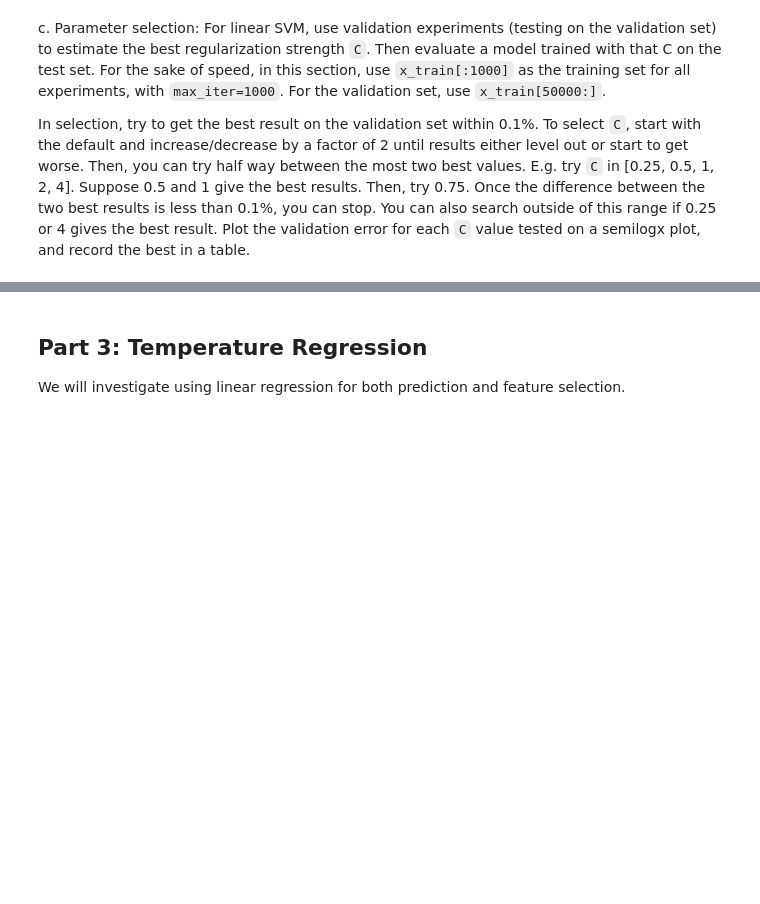
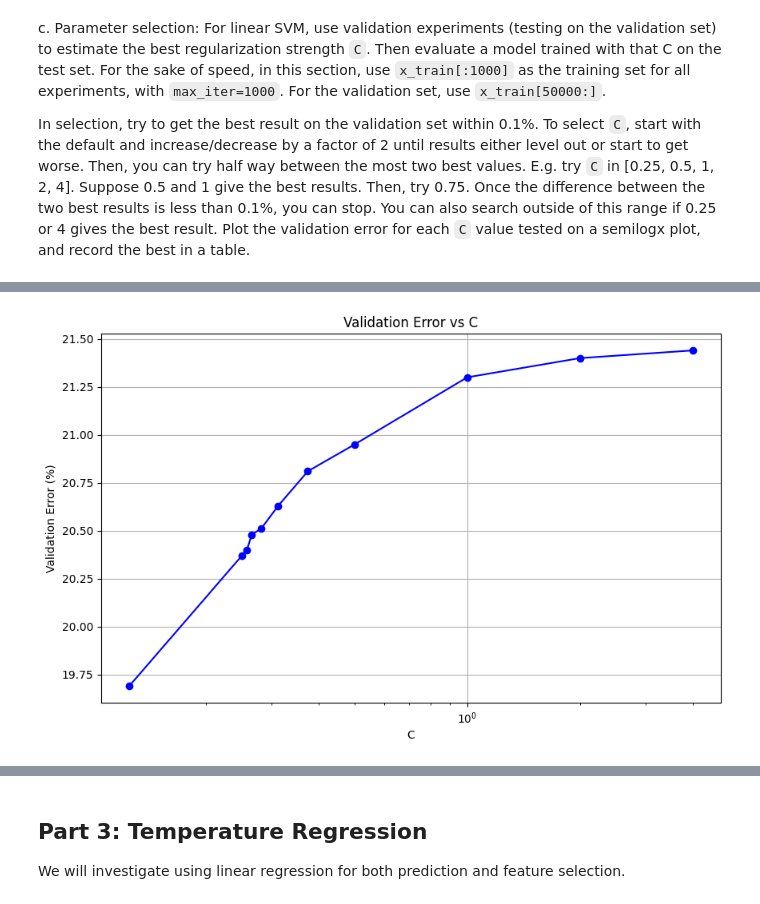
Before and after one commit to saiprakashgorti/Illinois-CS-441, a Jupyter notebook: Sai_Prakash_Gorti_CS441_FA24_HW2_Starter.ipynb, the cells around one changed output, grey strips where cells are left out. Drawn from its saved outputs; the diff is of its cells as text; code cells hidden in the pictures; blank space fills up the shorter version.

```diff
--- a/Sai_Prakash_Gorti_CS441_FA24_HW2_Starter.ipynb
+++ b/Sai_Prakash_Gorti_CS441_FA24_HW2_Starter.ipynb
@@ -237,0 +259,74 @@ In selection, try to get the best result on the validation set within 0.1%.  To
+# %%
+x_train_subset = x_train[:1000]
+y_train_subset = y_train[:1000]
+x_val = x_train[50000:]
+y_val = y_train[50000:]
+
+def SVM_error(model, X, y):
+    return 1 - model.score(X, y)
+
+def evaluate_C(C, x_train, y_train, x_val, y_val):
+    model = svm.LinearSVC(max_iter=1000, C=C, random_state=42)
+    model.fit(x_train, y_train)
+    return SVM_error(model, x_val, y_val) * 100
+
+# Initial C values
+C_values = [0.25, 0.5, 1, 2, 4]
+validation_errors = []
+
+# Evaluate initial C values
+for C in C_values:
+    error = evaluate_C(C, x_train_subset, y_train_subset, x_val, y_val)
+    validation_errors.append(error)
+    print(f'C: {C}, Validation Error: {error:.2f}%')
+
+# Find the best two C values
+sorted_indices = np.argsort(validation_errors)
+best_C_index, second_best_C_index = sorted_indices[:2]
+
+# Refine search
+while True:
+    best_C = C_values[best_C_index]
+    second_best_C = C_values[second_best_C_index]
+
+    if abs(validation_errors[best_C_index] - validation_errors[second_best_C_index]) < 0.1:
+        break
+
+    # Try halfway between best two C values
+    new_C = (best_C + second_best_C) / 2
+    new_error = evaluate_C(new_C, x_train_subset, y_train_subset, x_val, y_val)
+
+    print(f'New C: {new_C}, Validation Error: {new_error:.2f}%')
+
+    # Insert new C value and error
+    insert_index = next(i for i, C in enumerate(C_values) if C > new_C)
+    C_values.insert(insert_index, new_C)
+    validation_errors.insert(insert_index, new_error)
+
+    # Update best and second best indices
+    sorted_indices = np.argsort(validation_errors)
+    best_C_index, second_best_C_index = sorted_indices[:2]
+
+# Check if we need to expand the search range
+if best_C_index == 0:
+    new_C = C_values[0] / 2
+    new_error = evaluate_C(new_C, x_train_subset, y_train_subset, x_val, y_val)
+    C_values.insert(0, new_C)
+    validation_errors.insert(0, new_error)
+    print(f'Expanded range: C: {new_C}, Validation Error: {new_error:.2f}%')
+elif best_C_index == len(C_values) - 1:
+    new_C = C_values[-1] * 2
+    new_error = evaluate_C(new_C, x_train_subset, y_train_subset, x_val, y_val)
+    C_values.append(new_C)
+    validation_errors.append(new_error)
+    print(f'Expanded range: C: {new_C}, Validation Error: {new_error:.2f}%')
+
+# Plot validation error vs C
+plt.figure(figsize=(10, 6))
+plt.semilogx(C_values, validation_errors, 'bo-')
+plt.xlabel('C')
+plt.ylabel('Validation Error (%)')
+plt.title('Validation Error vs C')
+plt.grid(True)
+plt.show()
+# %% [output]
@@ -237,0 +344 @@ In selection, try to get the best result on the validation set within 0.1%.  To
+[figure, added]
```
Also changed, not shown: parts of 30 cells of this notebook.
